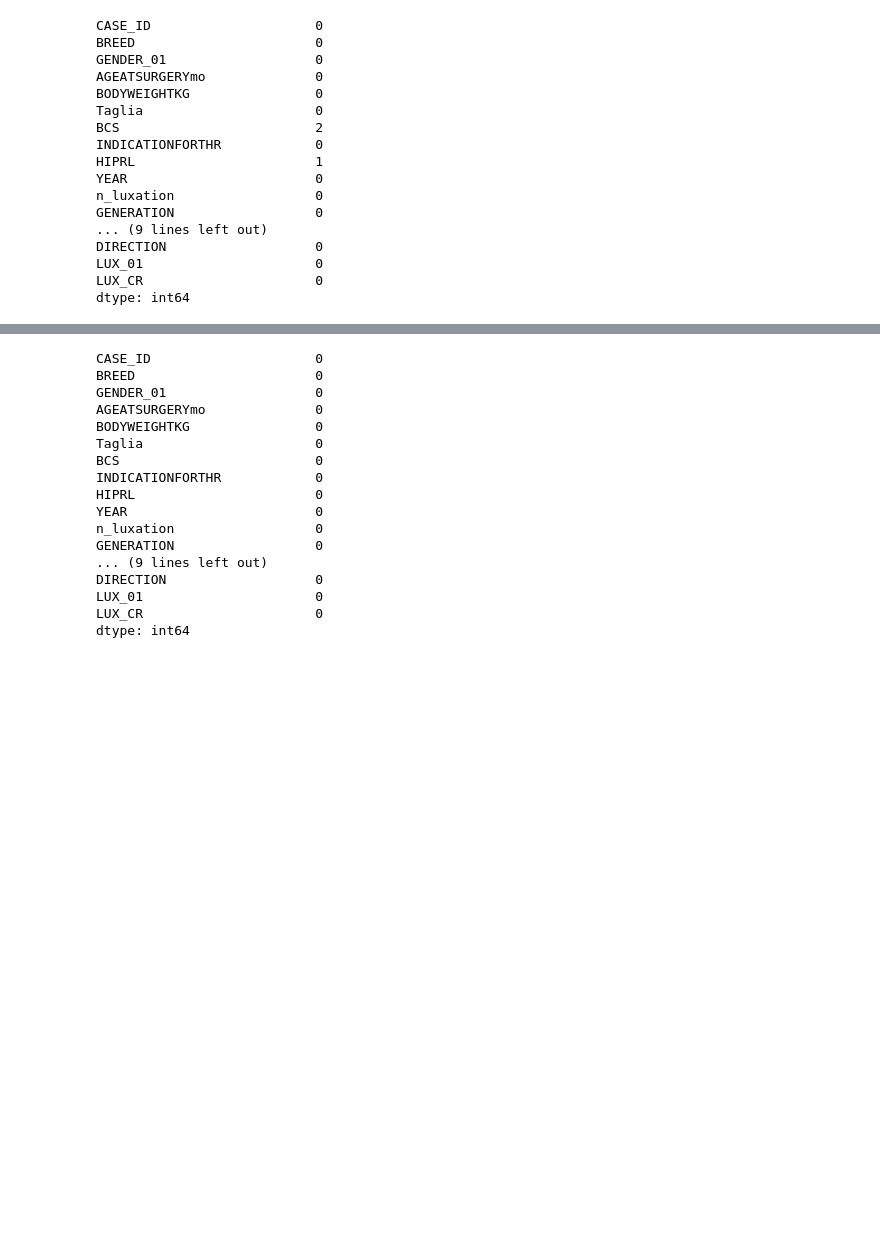
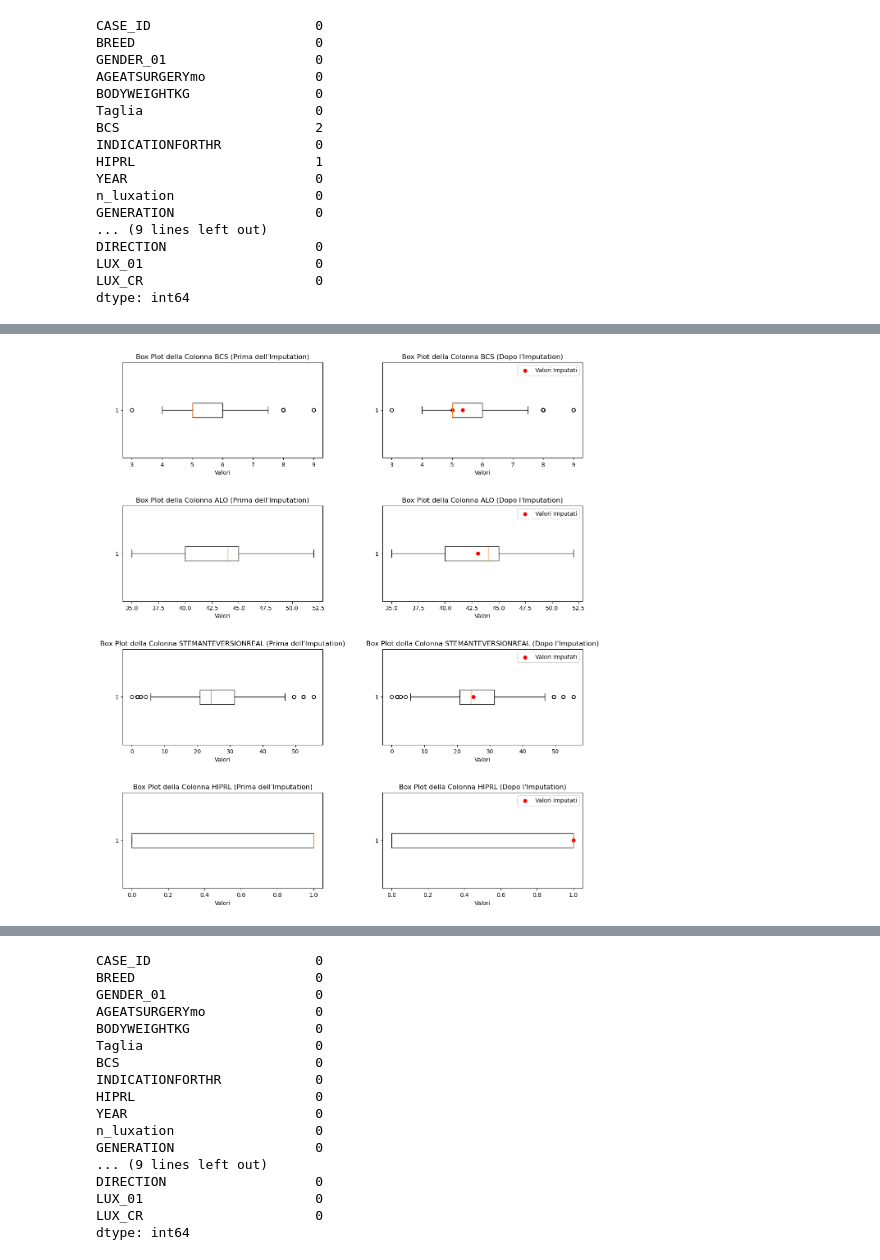
Before and after one commit to MatteoBisotti/Tirocinio, a Jupyter notebook: tirocinio/Imputation/Imputation_dataset_knn.ipynb, the cells around one changed output, grey strips where cells are left out. Saved outputs shown, nothing was run; the diff lists cells and outputs as text; code cells hidden in the pictures; blank space fills up the shorter version.

Commit message:
sistemati box plot sui dati imputati

```diff
--- a/tirocinio/Imputation/Imputation_dataset_knn.ipynb
+++ b/tirocinio/Imputation/Imputation_dataset_knn.ipynb
@@ -2,10 +2,8 @@
 ### Imputation con knn (dataset oversampling)
 # %%
 import pandas as pd
-import imputation as imp
-import models
 
-dataset = pd.read_csv('/home/biso/Tirocinio/tirocinio/Imputation/datiLussazioniDefinitivi.csv', delimiter=';')
+dataset = pd.read_csv('/home/biso/Tirocinio/tirocinio/datiLussazioniDefinitivi.csv', delimiter=';')
 dataset
 # %% [output]
 |  | CASE_ID | BREED | GENDER_01 | AGEATSURGERYmo | BODYWEIGHTKG | Taglia | BCS | INDICATIONFORTHR | ... |
@@ -24,8 +31,5 @@ dataset
 # %%
-dataset = imp.clean_dataset(dataset)
-
-dataset['DIRECTION'] = dataset['DIRECTION'].replace('CRANIO-DORSALE', 0)
-dataset['DIRECTION'] = dataset['DIRECTION'].replace('CAUDO-VENTRALE', 1)
+dataset = func.clean_dataset(dataset)
 
 cols = ['n_luxation', 'first_lux_days_after_thr', 'DIRECTION']
 dataset[cols] = dataset[cols].fillna(-1)
@@ -52,3 +69,5 @@ dtype: int64
+# %%
+binary_features = ['HIPRL', 'GENDER_01', 'LUX_01', 'LUX_CR', 'Taglia']
 # %%
 # faccio imputation con knn (weight='distance')
-dataset = imp.knn_imputation_distance(dataset, n_neighbors=7)
+dataset_imputed = imp.knn_imputation(dataset, binary_features)
@@ -54,0 +93,74 @@ dataset = imp.knn_imputation_distance(dataset, n_neighbors=7)
+# %%
+import numpy as np
+import seaborn as sns
+import matplotlib.pyplot as plt
+
+plt.figure(figsize=(14, 16))
+
+new_values_bcs = dataset_imputed[dataset['BCS'].isna()]['BCS']
+
+# Box plot e scatter plot per la colonna BCS
+plt.subplot(4, 2, 1)
+plt.boxplot(dataset['BCS'].dropna(), vert=False)
+plt.title('Box Plot della Colonna BCS (Prima dell\'Imputation)')
+plt.xlabel('Valori')
+
+plt.subplot(4, 2, 2)
+plt.boxplot(dataset_imputed['BCS'], vert=False)
+plt.scatter(new_values_bcs, [1]*len(new_values_bcs), color='red', label='Valori Imputati')
+plt.title('Box Plot della Colonna BCS (Dopo l\'Imputation)')
+plt.xlabel('Valori')
+plt.legend()
+
+new_values_alo = dataset_imputed[dataset['ALO'].isna()]['ALO']
+
+# Box plot e scatter plot per la colonna ALO
+plt.subplot(4, 2, 3)
+plt.boxplot(dataset['ALO'].dropna(), vert=False)
+plt.title('Box Plot della Colonna ALO (Prima dell\'Imputation)')
+plt.xlabel('Valori')
+
+plt.subplot(4, 2, 4)
+plt.boxplot(dataset_imputed['ALO'], vert=False)
+plt.scatter(new_values_alo, [1]*len(new_values_alo), color='red', label='Valori Imputati')
+plt.title('Box Plot della Colonna ALO (Dopo l\'Imputation)')
+plt.xlabel('Valori')
+plt.legend()
+
+new_values_STEMANTEVERSIONREAL = dataset_imputed[dataset['STEMANTEVERSIONREAL'].isna()]['STEMANTEVERSIONREAL']
+
+# Box plot e scatter plot per la colonna STEMANTEVERSIONREAL
+plt.subplot(4, 2, 5)
+plt.boxplot(dataset['STEMANTEVERSIONREAL'].dropna(), vert=False)
+plt.title('Box Plot della Colonna STEMANTEVERSIONREAL (Prima dell\'Imputation)')
+plt.xlabel('Valori')
+
+plt.subplot(4, 2, 6)
+plt.boxplot(dataset_imputed['STEMANTEVERSIONREAL'], vert=False)
+plt.scatter(new_values_STEMANTEVERSIONREAL, [1]*len(new_values_STEMANTEVERSIONREAL), color='red', label='Valori Imputati')
+plt.title('Box Plot della Colonna STEMANTEVERSIONREAL (Dopo l\'Imputation)')
+plt.xlabel('Valori')
+plt.legend()
+
+new_values_HIPRL = dataset_imputed[dataset['HIPRL'].isna()]['HIPRL']
+
+# Box plot e scatter plot per la colonna HIPRL
+plt.subplot(4, 2, 7)
+plt.boxplot(dataset['HIPRL'].dropna(), vert=False)
+plt.title('Box Plot della Colonna HIPRL (Prima dell\'Imputation)')
+plt.xlabel('Valori')
+
+plt.subplot(4, 2, 8)
+plt.boxplot(dataset_imputed['HIPRL'], vert=False)
+plt.scatter(new_values_HIPRL, [1]*len(new_values_HIPRL), color='red', label='Valori Imputati')
+plt.title('Box Plot della Colonna HIPRL (Dopo l\'Imputation)')
+plt.xlabel('Valori')
+plt.legend()
+
+# Aggiungere spazio tra i grafici e ai bordi
+plt.tight_layout()
+plt.subplots_adjust(hspace=0.5, wspace=0.3, left=0.1, right=0.9, top=0.9, bottom=0.1)  # Aggiungere spazio tra i grafici e ai bordi
+
+plt.show()
+# %% [output]
+[figure, added]
```
Also changed, not shown: parts of 23 cells of this notebook, 18 other files.
